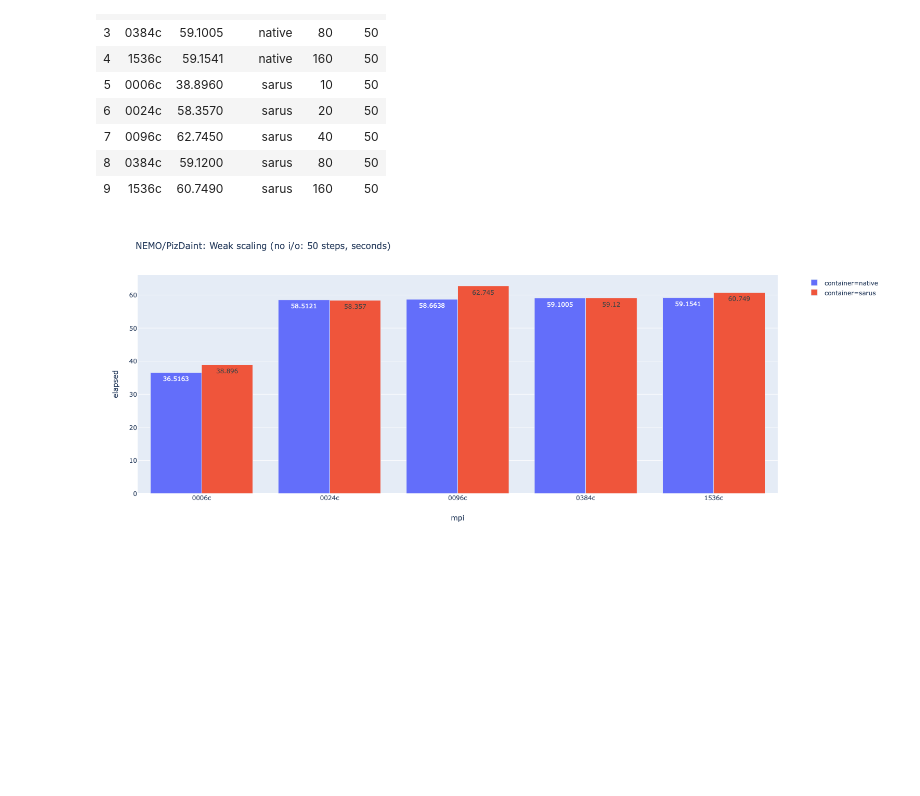
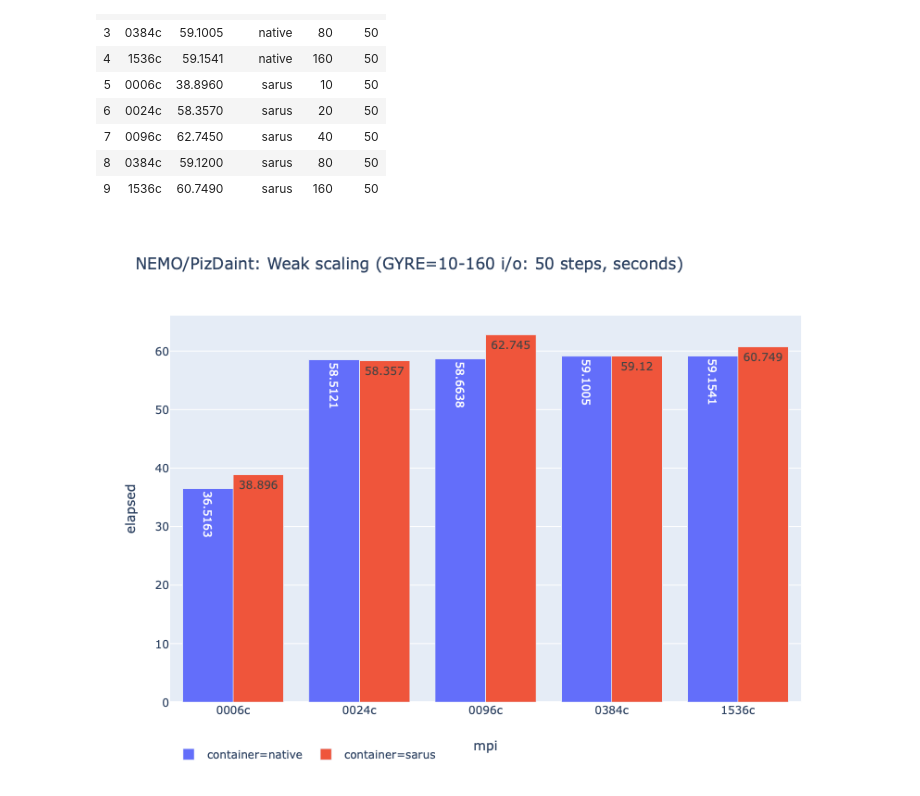
Before and after one commit to eth-cscs/ContainerHackathon, a Jupyter notebook: NEMO/report/weak_scaling.ipynb, the cells around one changed output. Drawn from its saved outputs; the diff is of its cells as text; code cells hidden in the pictures; blank space fills up the shorter version.

```diff
--- a/NEMO/report/weak_scaling.ipynb
+++ b/NEMO/report/weak_scaling.ipynb
@@ -45,7 +36,7 @@ df
 # %%
 import plotly.express as px
-fig = px.bar(df, x='mpi', y='elapsed',  color='container', barmode='group', title='NEMO/PizDaint: Weak scaling (Gno i/o: 50 steps, seconds)', text='elapsed', ) # textposition='auto') # height=100)
-# color='elapsed_pctg',
+fig = px.bar(df, x='mpi', y='elapsed',  color='container', barmode='group', title='NEMO/PizDaint: Weak scaling (GYRE=10-160 i/o: 50 steps, seconds)', text='elapsed', ) # textposition='auto') # height=100)
+fig.update_layout(legend_orientation='h')
 fig.show()
 # %% [output]
-[figure, old version]
+[figure, new version]
```
Also changed, not shown: parts of 3 cells of this notebook, 7 other files.
